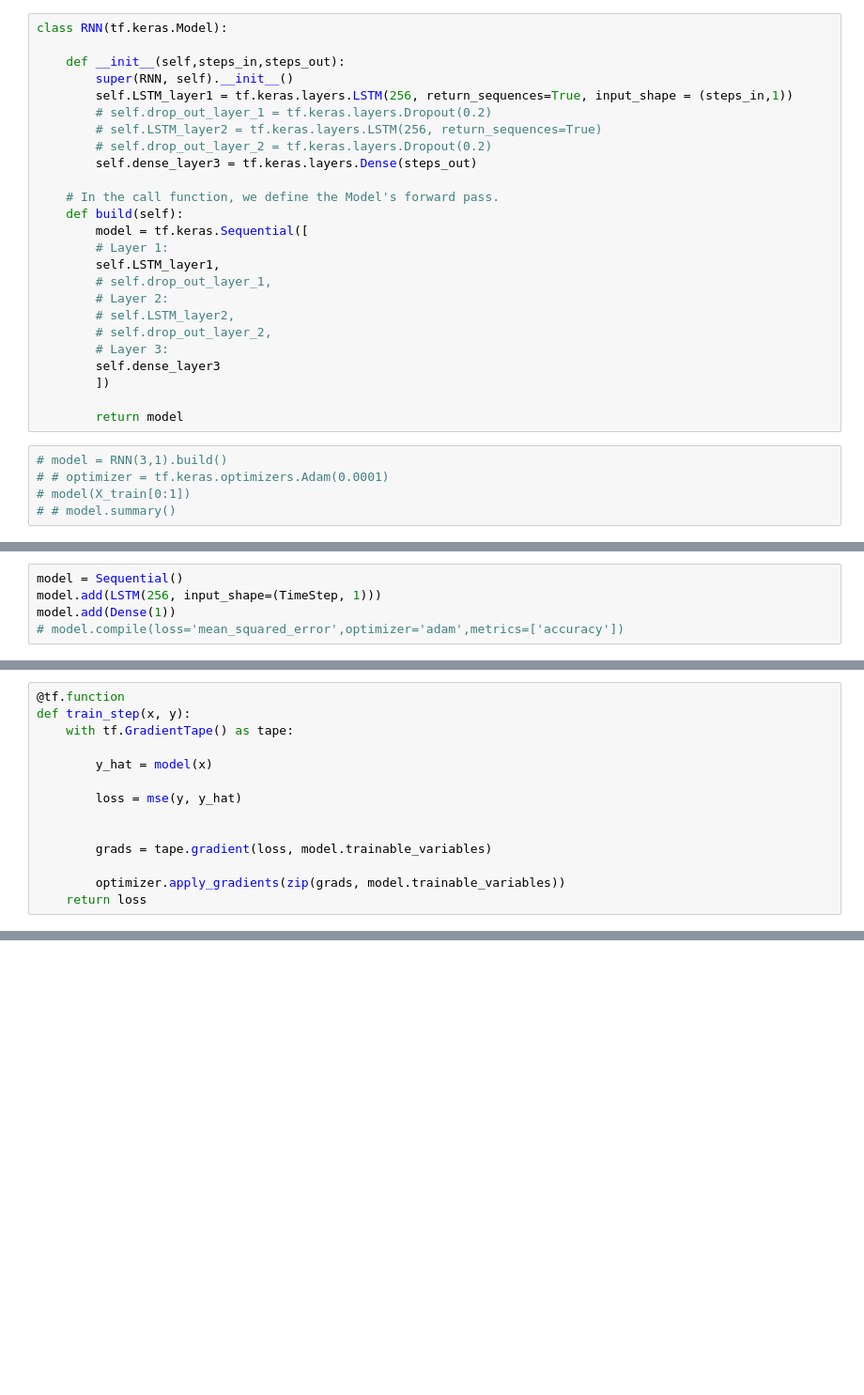
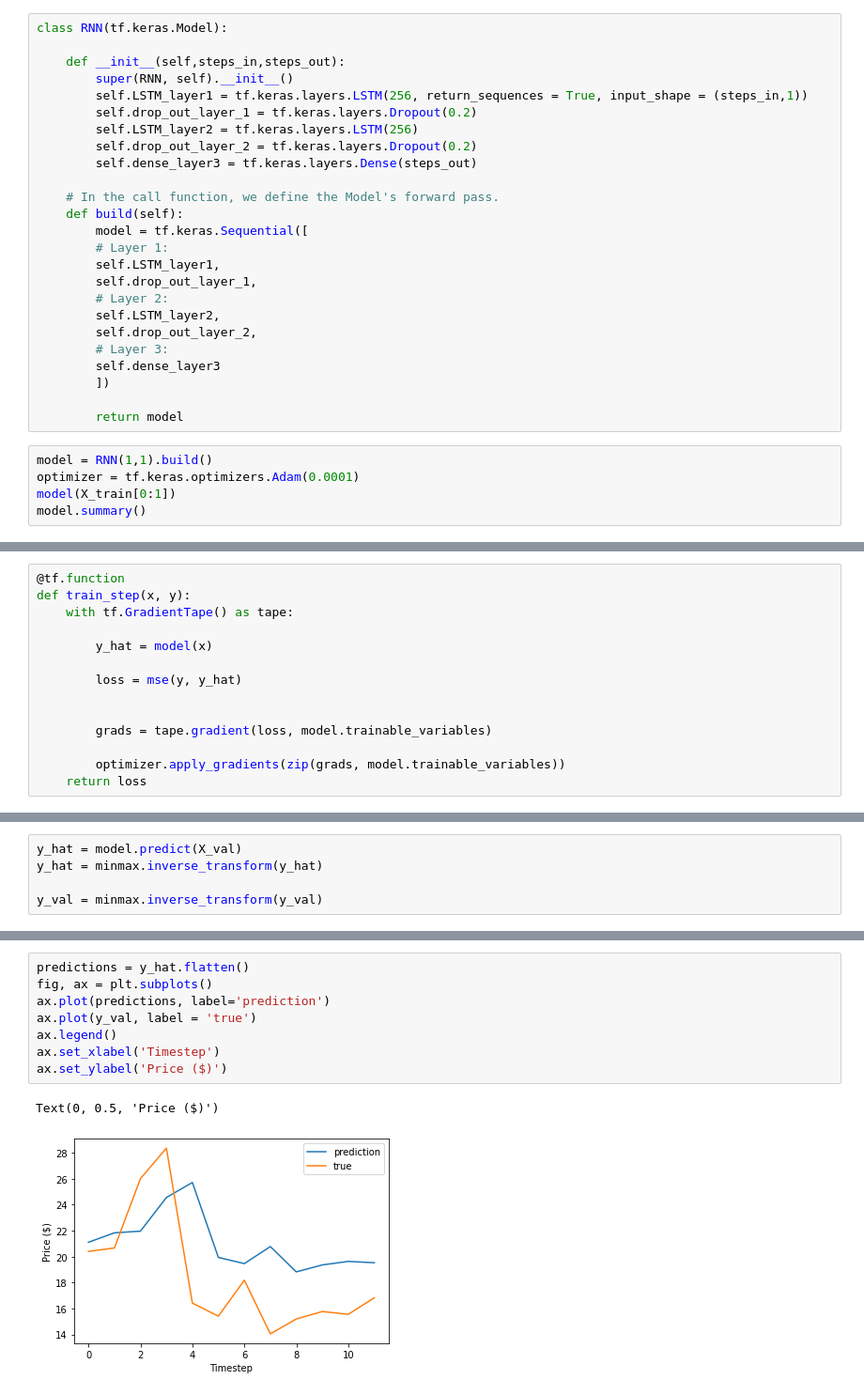
Before and after one commit to osiaaan/forecasting, a Jupyter notebook: priceForecasting_LSTM.ipynb, the cells around one changed output, grey strips where cells are left out. Shown at 94% size. Cells and saved outputs as stored; diff of their text form; blank space fills up the shorter version.

Commit message:
LSTM

```diff
--- a/priceForecasting_LSTM.ipynb
+++ b/priceForecasting_LSTM.ipynb
@@ -102,10 +116,10 @@ class RNN(tf.keras.Model):
 
     def __init__(self,steps_in,steps_out):
         super(RNN, self).__init__()
-        self.LSTM_layer1 = tf.keras.layers.LSTM(256, return_sequences=True, input_shape = (steps_in,1))
-        # self.drop_out_layer_1 = tf.keras.layers.Dropout(0.2)
-        # self.LSTM_layer2 = tf.keras.layers.LSTM(256, return_sequences=True)
-        # self.drop_out_layer_2 = tf.keras.layers.Dropout(0.2)
+        self.LSTM_layer1 = tf.keras.layers.LSTM(256, return_sequences = True, input_shape = (steps_in,1))
+        self.drop_out_layer_1 = tf.keras.layers.Dropout(0.2)
+        self.LSTM_layer2 = tf.keras.layers.LSTM(256)
+        self.drop_out_layer_2 = tf.keras.layers.Dropout(0.2)
         self.dense_layer3 = tf.keras.layers.Dense(steps_out)
 
     # In the call function, we define the Model's forward pass.
@@ -113,17 +127,17 @@ class RNN(tf.keras.Model):
         model = tf.keras.Sequential([
         # Layer 1:
         self.LSTM_layer1,
-        # self.drop_out_layer_1,
+        self.drop_out_layer_1,
         # Layer 2:
-        # self.LSTM_layer2,
-        # self.drop_out_layer_2,
+        self.LSTM_layer2,
+        self.drop_out_layer_2,
         # Layer 3:
         self.dense_layer3
         ])
 
         return model
 # %%
-# model = RNN(3,1).build()
-# # optimizer = tf.keras.optimizers.Adam(0.0001)
-# model(X_train[0:1])
-# # model.summary()
+model = RNN(1,1).build()
+optimizer = tf.keras.optimizers.Adam(0.0001)
+model(X_train[0:1])
+model.summary()
@@ -130,5 +162,0 @@ class RNN(tf.keras.Model):
-# %%
-model = Sequential()
-model.add(LSTM(256, input_shape=(TimeStep, 1)))
-model.add(Dense(1))
-# model.compile(loss='mean_squared_error',optimizer='adam',metrics=['accuracy'])
@@ -177,0 +217,5 @@ ValueError: Input 0 of layer sequential is incompatible with the layer: expected
+# %%
+y_hat = model.predict(X_val)
+y_hat = minmax.inverse_transform(y_hat)
+
+y_val = minmax.inverse_transform(y_val)
@@ -177,0 +237,11 @@ ValueError: Input 0 of layer sequential is incompatible with the layer: expected
+# %%
+predictions = y_hat.flatten()
+fig, ax = plt.subplots()
+ax.plot(predictions, label='prediction')
+ax.plot(y_val, label = 'true')
+ax.legend()
+ax.set_xlabel('Timestep')
+ax.set_ylabel('Price ($)')
+# %% [output]
+Text(0, 0.5, 'Price ($)')
+[figure, added]
```
Also changed, not shown: parts of 14 cells of this notebook, 2 other files.
